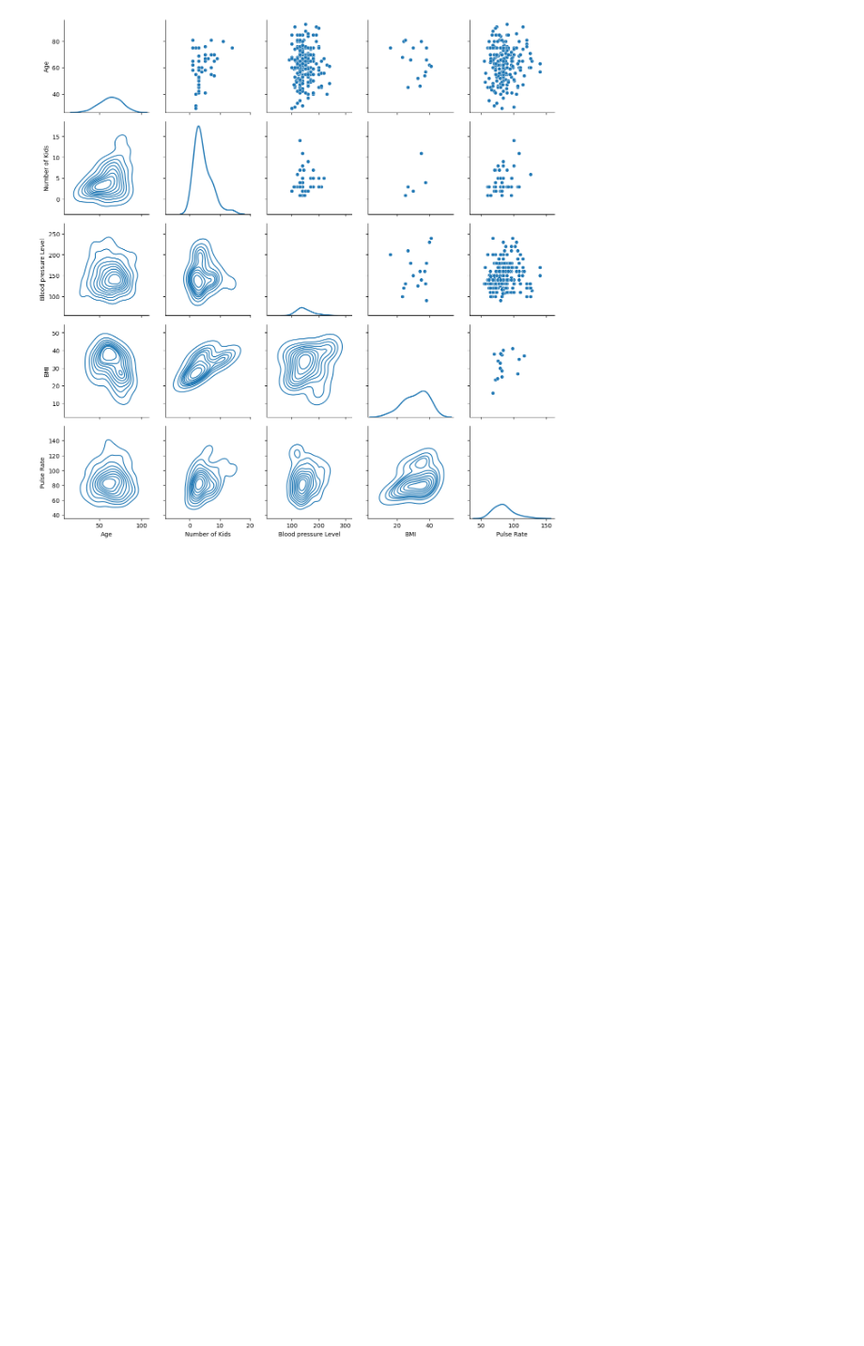
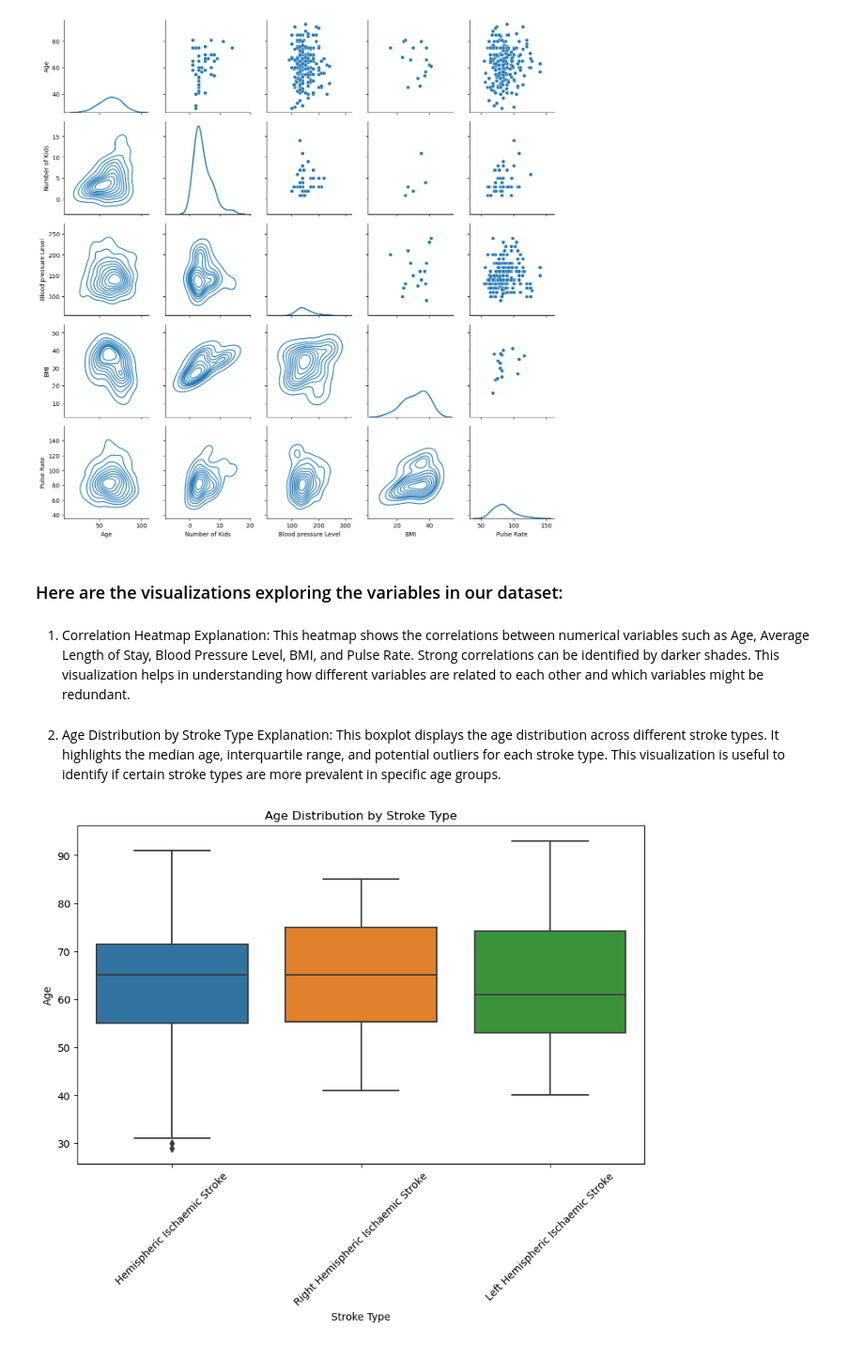
Before and after one commit to Roddiyyat/Final-Year-Stroke-Prediction-Project-, a Jupyter notebook: Final Year Project Data Analysis.ipynb, the cells around one changed output. Shown at 94% size. Cells and saved outputs as stored; diff of their text form; code cells hidden in the pictures; blank space fills up the shorter version.

```diff
--- a/Final Year Project Data Analysis.ipynb
+++ b/Final Year Project Data Analysis.ipynb
@@ -373,3 +373,19 @@ g = g.map_lower(sns.kdeplot, colors="C0")
 g = g.map_diag(sns.kdeplot, lw=2)
 # %% [output]
 [figure]
+# %% [markdown]
+### Here are the visualizations exploring the variables in our dataset:
+# %% [markdown]
+1. Correlation Heatmap
+Explanation: This heatmap shows the correlations between numerical variables such as Age, Average Length of Stay, Blood Pressure Level, BMI, and Pulse Rate. Strong correlations can be identified by darker shades. This visualization helps in understanding how different variables are related to each other and which variables might be redundant.
+# %% [markdown]
+2. Age Distribution by Stroke Type
+Explanation: This boxplot displays the age distribution across different stroke types. It highlights the median age, interquartile range, and potential outliers for each stroke type. This visualization is useful to identify if certain stroke types are more prevalent in specific age groups.
+# %%
+plt.figure(figsize=(10, 6))
+sns.boxplot(data=cleaned_stoke_data, x='Stroke Type', y='Age')
+plt.title('Age Distribution by Stroke Type')
+plt.xticks(rotation=45)
+plt.show()
+# %% [output]
+[figure, added]
```
Also changed, not shown: parts of 21 cells of this notebook.
